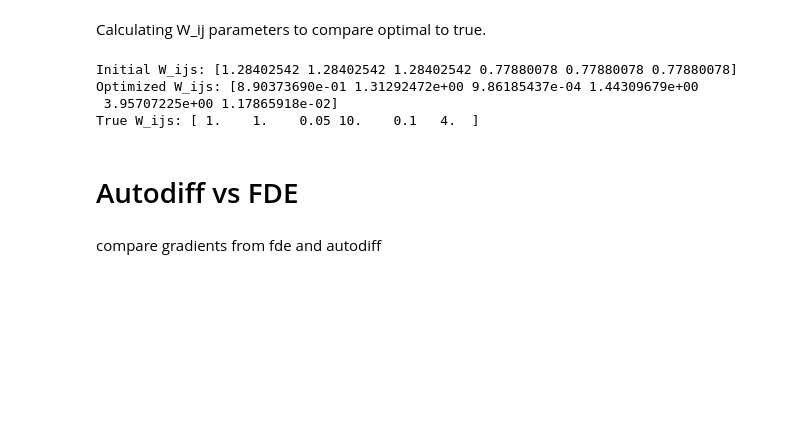
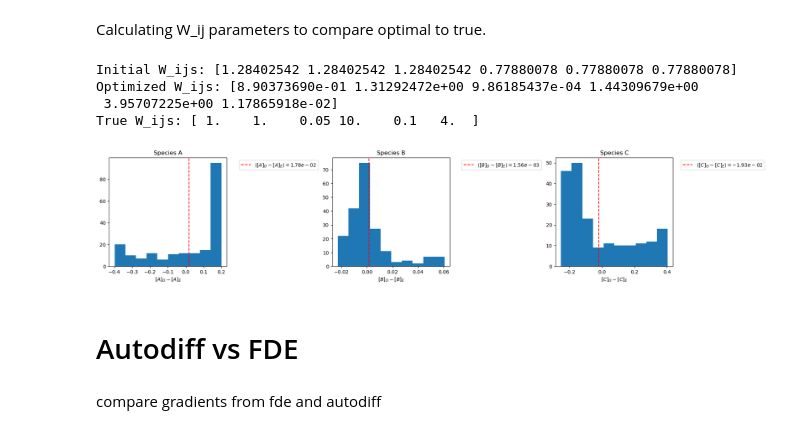
Before and after one commit to sdebesai7/second_order_rxn_nets, a Jupyter notebook: optimizing_rates_plots.ipynb, the cells around one changed output. Drawn from its saved outputs; the diff is of its cells as text; code cells hidden in the pictures; blank space fills up the shorter version.

Commit message:
turning point functions

```diff
--- a/optimizing_rates_plots.ipynb
+++ b/optimizing_rates_plots.ipynb
@@ -151,6 +153,27 @@ Initial W_ijs: [1.28402542 1.28402542 1.28402542 0.77880078 0.77880078 0.7788007
 Optimized W_ijs: [8.90373690e-01 1.31292472e+00 9.86185437e-04 1.44309679e+00
  3.95707225e+00 1.17865918e-02]
 True W_ijs: [ 1.    1.    0.05 10.    0.1   4.  ]
+# %%
+cmap = plt.colormaps['tab10']
+colors = cmap(np.linspace(0, 1, 10))
+fig=plt.figure(figsize=(22, 4))
+gs=fig.add_gridspec(1, 3, wspace=0.9)
+
+
+for i, species in enumerate(label):
+    species_i_ax=fig.add_subplot(gs[0, i])
+    species_i_ax.hist(pred_labels.T[i]-val_labels.T[i])
+    #plot the predicted and actual labels as a function of the feature
+    species_i_ax.set_title(f'Species {species}')
+    species_i_ax.set_xlabel(f'$[{species}]_O-[{species}]_E$')
+    species_i_ax.axvline(x=np.mean(pred_labels.T[i]-val_labels.T[i]), linestyle='--', color='r', label=f"$\\langle [{species}]_O - [{species}]_E \\rangle={np.mean(pred_labels.T[i]-val_labels.T[i]):0.2e}$")
+    species_i_ax.legend(bbox_to_anchor=[1.8, 1], loc='upper right')
+
+fig.subplots_adjust(right=0.85)
+fig.savefig('error_dist')
+#fig.tight_layout()
+# %% [output]
+[figure, added]
 # %% [markdown]
 # Autodiff vs FDE
 # %% [markdown]
```
Also changed, not shown: parts of 8 cells of this notebook, 4 other files.
